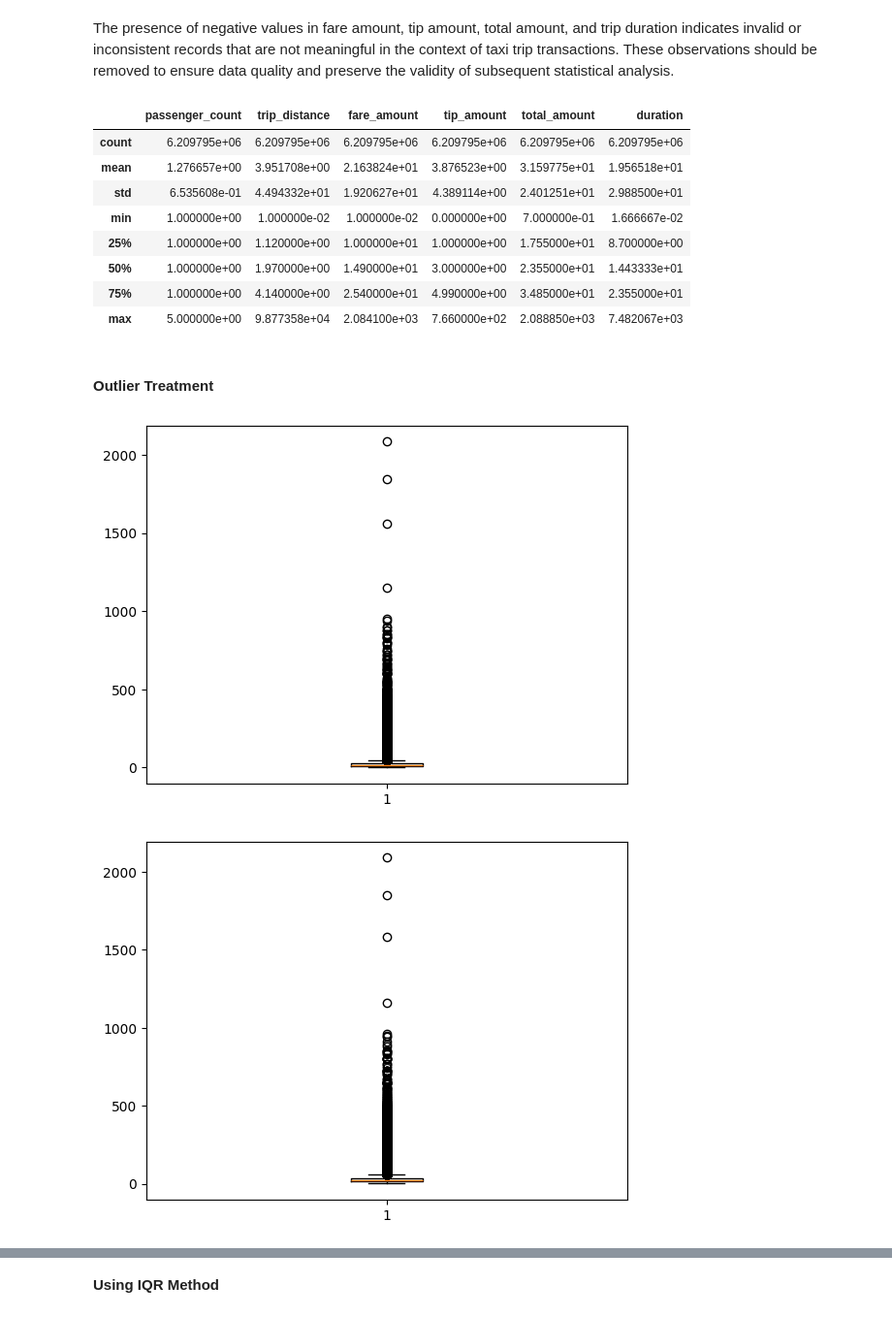
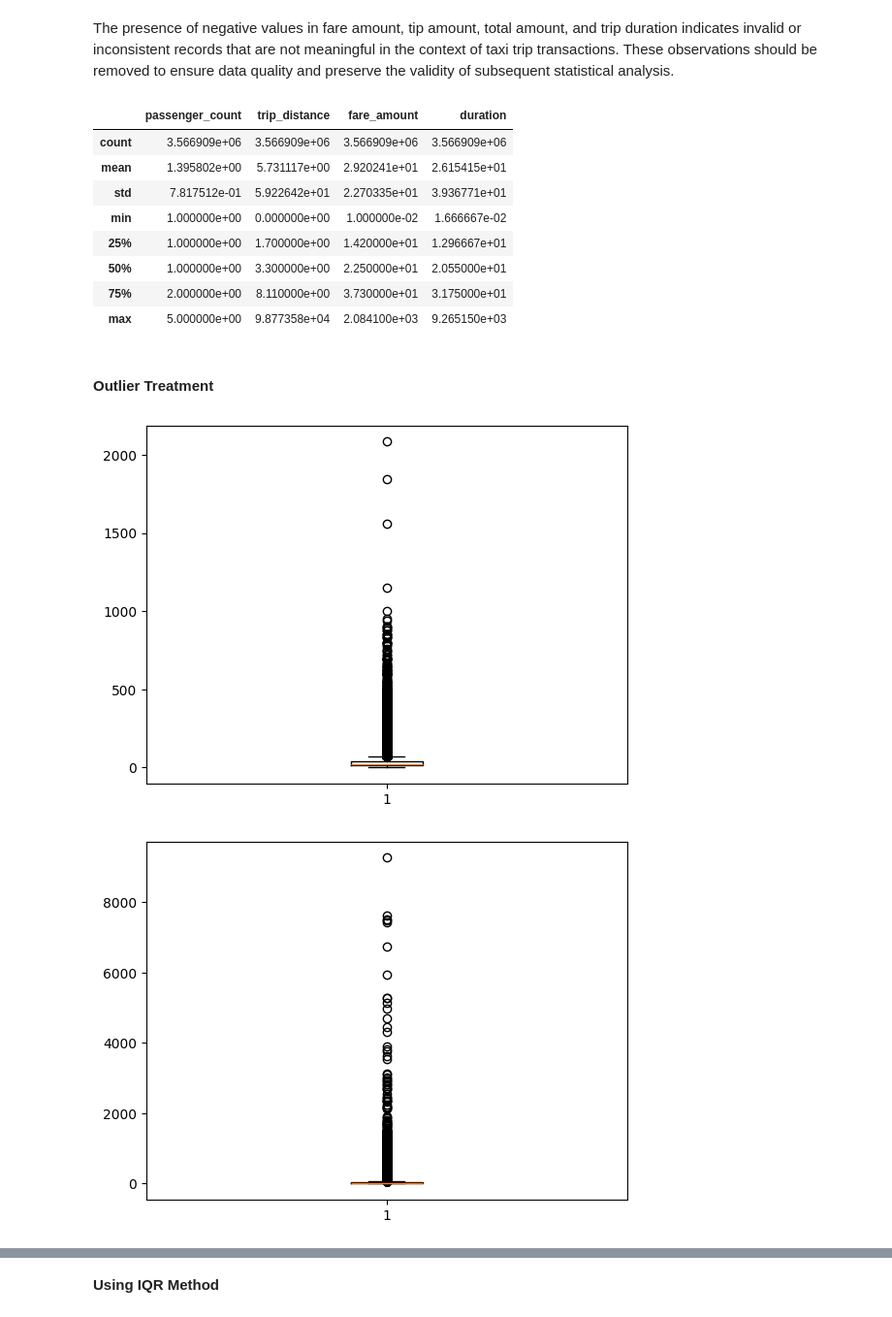
Before and after one commit to suparnachowdhury/Hypothesis-Testing-for-Taxi-Revenue-Optimization, a Jupyter notebook: Hypothesis Testing for Taxi Revenue Optimization.ipynb, the cells around one changed output, grey strips where cells are left out. Shown at 97% size. Drawn from its saved outputs; the diff is of its cells as text; code cells hidden in the pictures.

```diff
--- a/Hypothesis Testing for Taxi Revenue Optimization.ipynb
+++ b/Hypothesis Testing for Taxi Revenue Optimization.ipynb
@@ -140,5 +142,5 @@ Index(['VendorID', 'tpep_pickup_datetime', 'tpep_dropoff_datetime',
 # %%
-required_columns = ['payment_type','passenger_count', 'trip_distance', 'fare_amount','tip_amount', 'total_amount','duration']
+required_columns = ['payment_type','passenger_count', 'trip_distance', 'fare_amount','duration']
 data = df[required_columns]
 data.head()
 # %% [output]
@@ -294,29 +278,27 @@ data.describe()
 The presence of negative values in fare amount, tip amount, total amount, and trip duration  indicates invalid or inconsistent records that are not meaningful in the context of taxi trip transactions.  These observations should be removed to ensure data quality and preserve the validity of subsequent statistical analysis.
 # %%
 data = data[data['fare_amount'] > 0]
-data = data[data['trip_distance'] > 0]
-data = data[data['total_amount'] > 0]
 data = data[data['duration'] > 0]
 data.describe()
 # %% [output]
-|  | passenger_count | trip_distance | fare_amount | tip_amount | total_amount | duration |
-| count | 6.209795e+06 | 6.209795e+06 | 6.209795e+06 | 6.209795e+06 | 6.209795e+06 | 6.209795e+06 |
-| mean | 1.276657e+00 | 3.951708e+00 | 2.163824e+01 | 3.876523e+00 | 3.159775e+01 | 1.956518e+01 |
-| std | 6.535608e-01 | 4.494332e+01 | 1.920627e+01 | 4.389114e+00 | 2.401251e+01 | 2.988500e+01 |
-| min | 1.000000e+00 | 1.000000e-02 | 1.000000e-02 | 0.000000e+00 | 7.000000e-01 | 1.666667e-02 |
-| 25% | 1.000000e+00 | 1.120000e+00 | 1.000000e+01 | 1.000000e+00 | 1.755000e+01 | 8.700000e+00 |
-| 50% | 1.000000e+00 | 1.970000e+00 | 1.490000e+01 | 3.000000e+00 | 2.355000e+01 | 1.443333e+01 |
-| 75% | 1.000000e+00 | 4.140000e+00 | 2.540000e+01 | 4.990000e+00 | 3.485000e+01 | 2.355000e+01 |
-| max | 5.000000e+00 | 9.877358e+04 | 2.084100e+03 | 7.660000e+02 | 2.088850e+03 | 7.482067e+03 |
+|  | passenger_count | trip_distance | fare_amount | duration |
+| count | 3.566909e+06 | 3.566909e+06 | 3.566909e+06 | 3.566909e+06 |
+| mean | 1.395802e+00 | 5.731117e+00 | 2.920241e+01 | 2.615415e+01 |
+| std | 7.817512e-01 | 5.922642e+01 | 2.270335e+01 | 3.936771e+01 |
+| min | 1.000000e+00 | 0.000000e+00 | 1.000000e-02 | 1.666667e-02 |
+| 25% | 1.000000e+00 | 1.700000e+00 | 1.420000e+01 | 1.296667e+01 |
+| 50% | 1.000000e+00 | 3.300000e+00 | 2.250000e+01 | 2.055000e+01 |
+| 75% | 2.000000e+00 | 8.110000e+00 | 3.730000e+01 | 3.175000e+01 |
+| max | 5.000000e+00 | 9.877358e+04 | 2.084100e+03 | 9.265150e+03 |
 # %% [markdown]
 #### Outlier Treatment
 # %%
 plt.boxplot(data['fare_amount'])
 plt.show()
 # %% [output]
-[figure, old version]
+[figure, new version]
 # %%
-plt.boxplot(data['total_amount'])
+plt.boxplot(data['duration'])
 plt.show()
 # %% [output]
-[figure, old version]
+[figure, new version]
```
Also changed, not shown: parts of 16 cells of this notebook.
